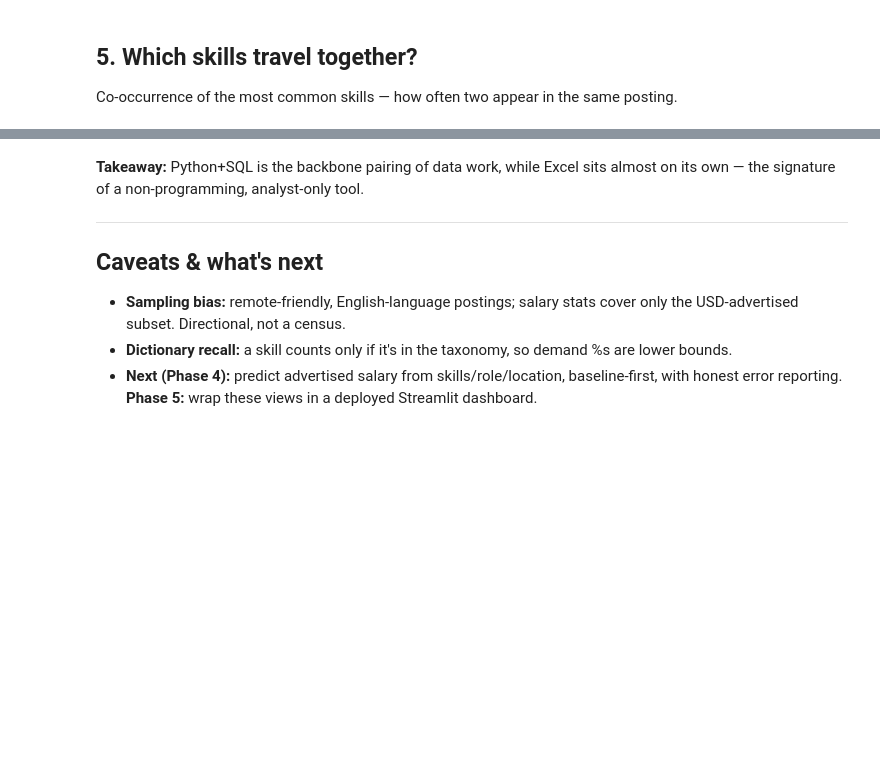
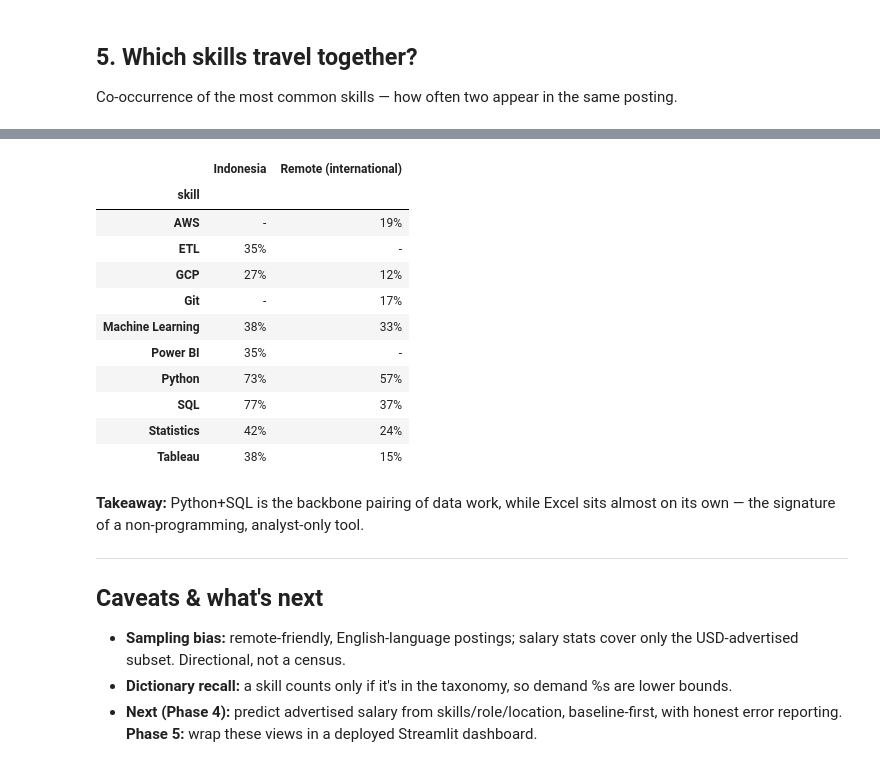
Before and after one commit to DanielAntares/data-job-market-intelligence, a Jupyter notebook: notebooks/analysis.ipynb, the cells around one changed output, grey strips where cells are left out. Saved outputs shown, nothing was run; the diff lists cells and outputs as text; code cells hidden in the pictures; blank space fills up the shorter version.

```diff
--- a/notebooks/analysis.ipynb
+++ b/notebooks/analysis.ipynb
@@ -147,3 +152,30 @@ figures.build_cooccurrence(skills)
+# %%
+import pandas as pd
+
+def market_share(market, n=8):
+    ids = jobs.loc[jobs["market"] == market, "job_id"]
+    s = skills[skills["job_id"].isin(ids)]
+    total = max(1, s["job_id"].nunique())
+    pct = (s["skill"].value_counts().head(n) / total * 100).round(0)
+    return pct.astype(int).astype(str) + "%"
+
+pd.DataFrame({
+    "Indonesia": market_share("Indonesia"),
+    "Remote (international)": market_share("Remote (international)"),
+}).fillna("-")
+# %% [output]
+|  | Indonesia | Remote (international) |
+| skill |  |  |
+| AWS | - | 19% |
+| ETL | 35% | - |
+| GCP | 27% | 12% |
+| Git | - | 17% |
+| Machine Learning | 38% | 33% |
+| Power BI | 35% | - |
+| Python | 73% | 57% |
+| SQL | 77% | 37% |
+| Statistics | 42% | 24% |
+| Tableau | 38% | 15% |
 # %% [markdown]
 **Takeaway:** Python+SQL is the backbone pairing of data work, while Excel sits almost on its
 own — the signature of a non-programming, analyst-only tool.
```
Also changed, not shown: parts of 10 cells of this notebook, 4 other files.
